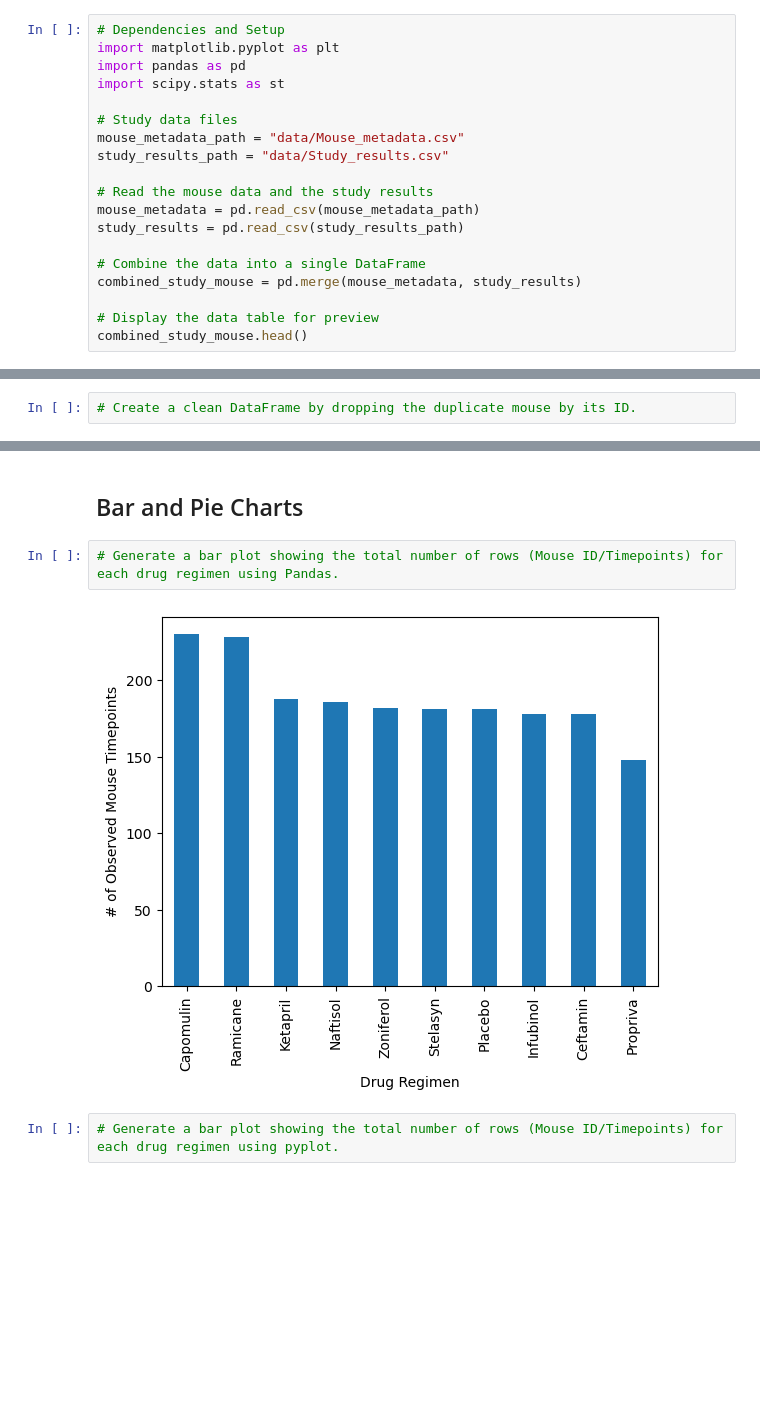
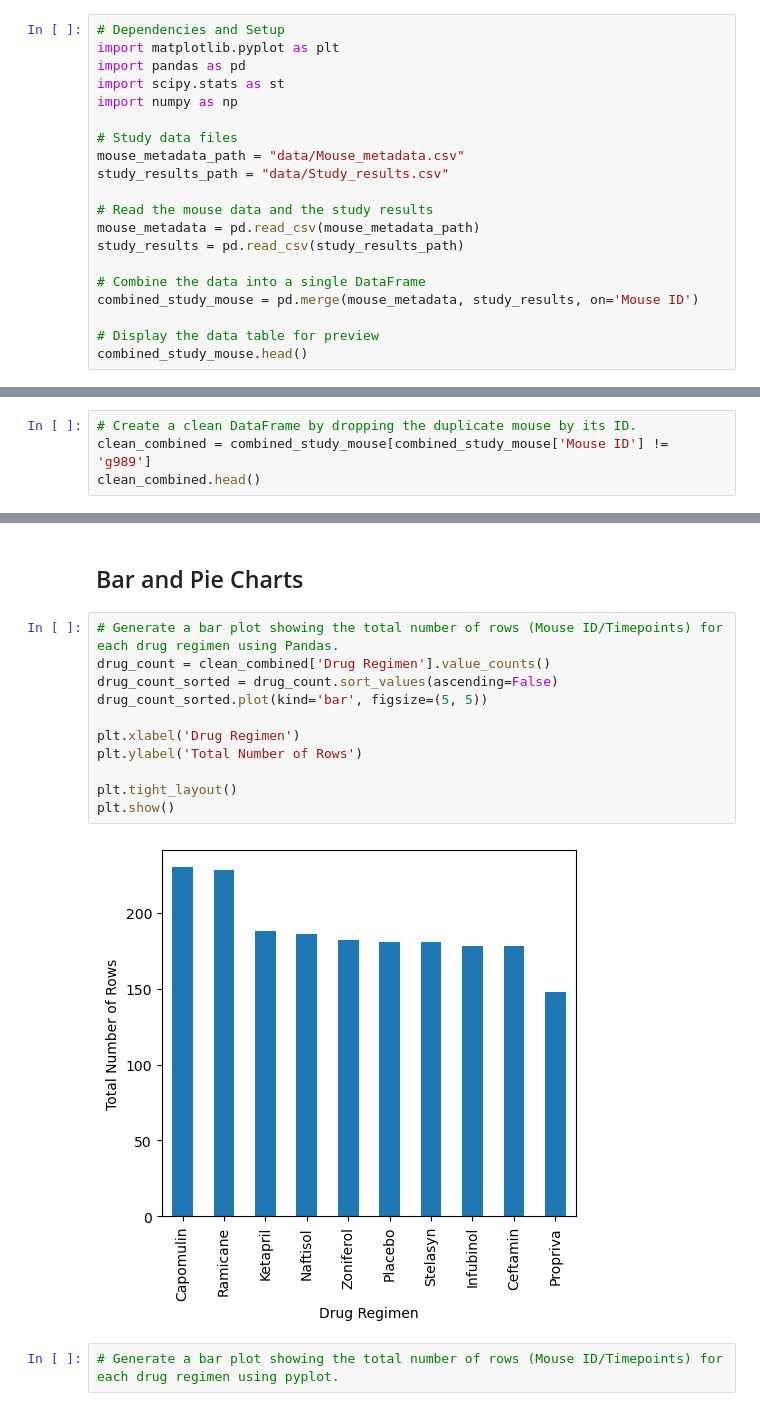
Before and after one commit to nicolercambron/matplotlib-challenge, a Jupyter notebook: Pymaceuticals/pymaceuticals_code.ipynb, the cells around one changed output, grey strips where cells are left out. Drawn from its saved outputs; the diff is of its cells as text; blank space fills up the shorter version.

```diff
--- a/Pymaceuticals/pymaceuticals_starter.ipynb
+++ b/Pymaceuticals/pymaceuticals_code.ipynb
@@ -10,6 +10,7 @@
 import matplotlib.pyplot as plt
 import pandas as pd
 import scipy.stats as st
+import numpy as np
 
 # Study data files
 mouse_metadata_path = "data/Mouse_metadata.csv"
@@ -20,7 +21,7 @@ mouse_metadata = pd.read_csv(mouse_metadata_path)
 study_results = pd.read_csv(study_results_path)
 
 # Combine the data into a single DataFrame
-combined_study_mouse = pd.merge(mouse_metadata, study_results)
+combined_study_mouse = pd.merge(mouse_metadata, study_results, on='Mouse ID')
 
 # Display the data table for preview
 combined_study_mouse.head()
@@ -61,3 +68,5 @@ array(['g989'], dtype=object)
 # %%
 # Create a clean DataFrame by dropping the duplicate mouse by its ID.
+clean_combined = combined_study_mouse[combined_study_mouse['Mouse ID'] != 'g989']
+clean_combined.head()
 # %% [output]
@@ -115,8 +139,17 @@ array(['g989'], dtype=object)
 ## Bar and Pie Charts
 # %%
 # Generate a bar plot showing the total number of rows (Mouse ID/Timepoints) for each drug regimen using Pandas.
+drug_count = clean_combined['Drug Regimen'].value_counts()
+drug_count_sorted = drug_count.sort_values(ascending=False)
+drug_count_sorted.plot(kind='bar', figsize=(5, 5))
+
+plt.xlabel('Drug Regimen')
+plt.ylabel('Total Number of Rows')
+
+plt.tight_layout()
+plt.show()
 # %% [output]
-[figure, old version]
+[figure, new version]
 # %%
 # Generate a bar plot showing the total number of rows (Mouse ID/Timepoints) for each drug regimen using pyplot.
 # %% [output]
```
Also changed, not shown: parts of 7 cells of this notebook, 3 other files.
